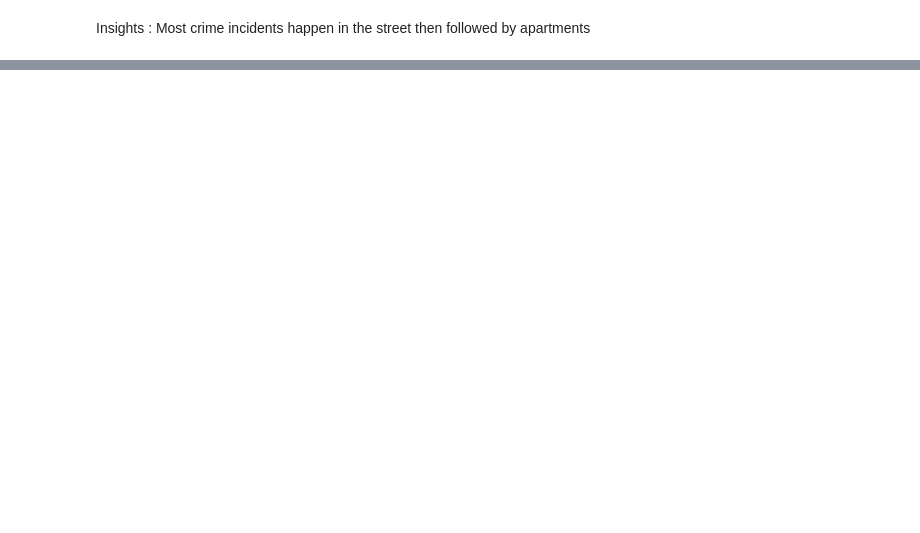
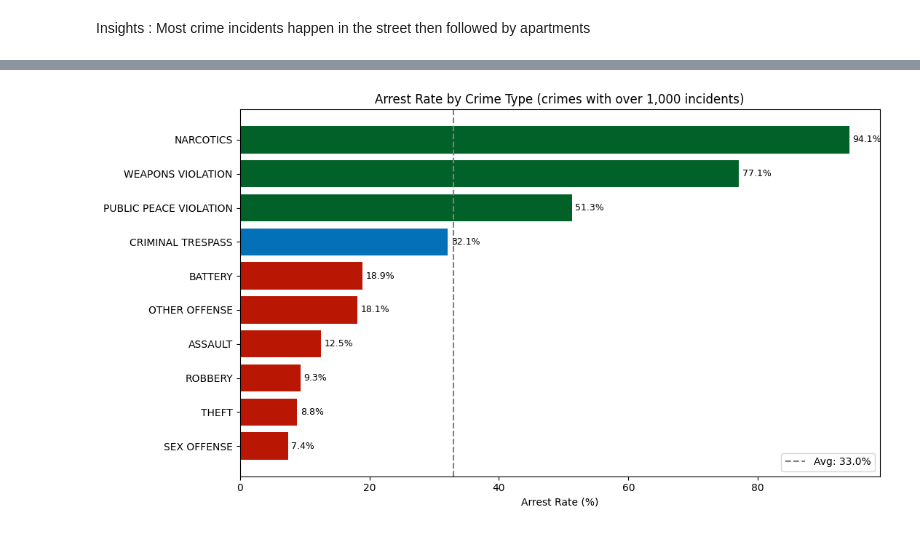
Before and after one commit to tracyvuleze2-sketch/Chicago-Crime-Analysis, a Jupyter notebook: chic_recent_crime_analysis.ipynb, the cells around one changed output, grey strips where cells are left out. Drawn from its saved outputs; the diff is of its cells as text; code cells hidden in the pictures; blank space fills up the shorter version.

```diff
--- a/chic_recent_crime_analysis.ipynb
+++ b/chic_recent_crime_analysis.ipynb
@@ -469,0 +549,44 @@ Insights : Most crime incidents happen in the street then followed by apartments
+# %%
+# Figure 4: Arrest rate by crime type (crimes with over 1,000 incidents)
+arrest_data = (
+    df.groupby('primary_type')
+    .agg(total=('arrest', 'count'), arrests=('arrest', 'sum'))
+    .reset_index()
+)
+arrest_data['arrest_rate'] = arrest_data['arrests'] / arrest_data['total'] * 100
+arrest_data = (
+    arrest_data[arrest_data['total'] > 1000]
+    .sort_values('arrest_rate', ascending=False)
+    .head(10)
+)
+
+# Color-code bars: green = high arrest rate, blue = moderate, red = low
+colors = [
+    "#026129" if r >= 50 else "#0470b8" if r >= 20 else "#B91604"
+    for r in arrest_data['arrest_rate']
+]
+
+fig, ax = plt.subplots(figsize=(11, 6))
+bars = ax.barh(
+    arrest_data['primary_type'][::-1],
+    arrest_data['arrest_rate'][::-1],
+    color=colors[::-1]
+)
+for bar, val in zip(bars, arrest_data['arrest_rate'][::-1]):
+    ax.text(
+        bar.get_width() + 0.5,
+        bar.get_y() + bar.get_height() / 2,
+        f'{val:.1f}%',
+        va='center',
+        fontsize=9
+    )
+mean_rate = arrest_data['arrest_rate'].mean()
+ax.axvline(x=mean_rate, linestyle='--', color='gray', label=f'Avg: {mean_rate:.1f}%')
+ax.set_xlabel('Arrest Rate (%)')
+ax.set_title('Arrest Rate by Crime Type (crimes with over 1,000 incidents)')
+ax.legend()
+plt.tight_layout()
+plt.savefig('fig4_arrest_rate.png', dpi=150, bbox_inches='tight')
+plt.show()
+# %% [output]
+[figure, added]
```
Also changed, not shown: parts of 29 cells of this notebook, 7 other files.
